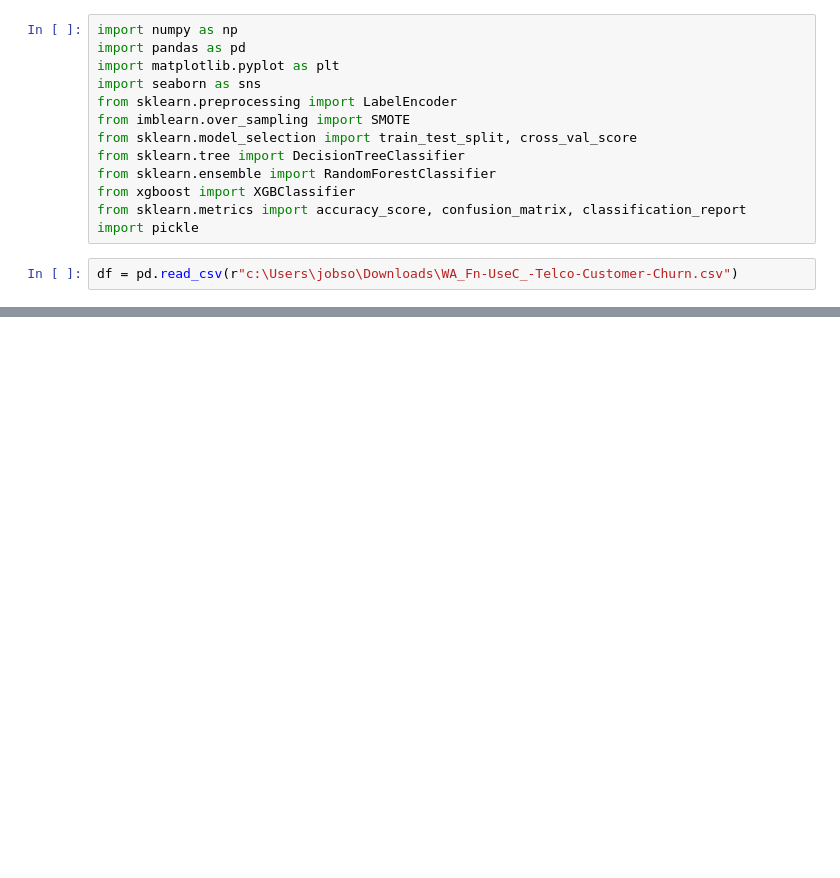
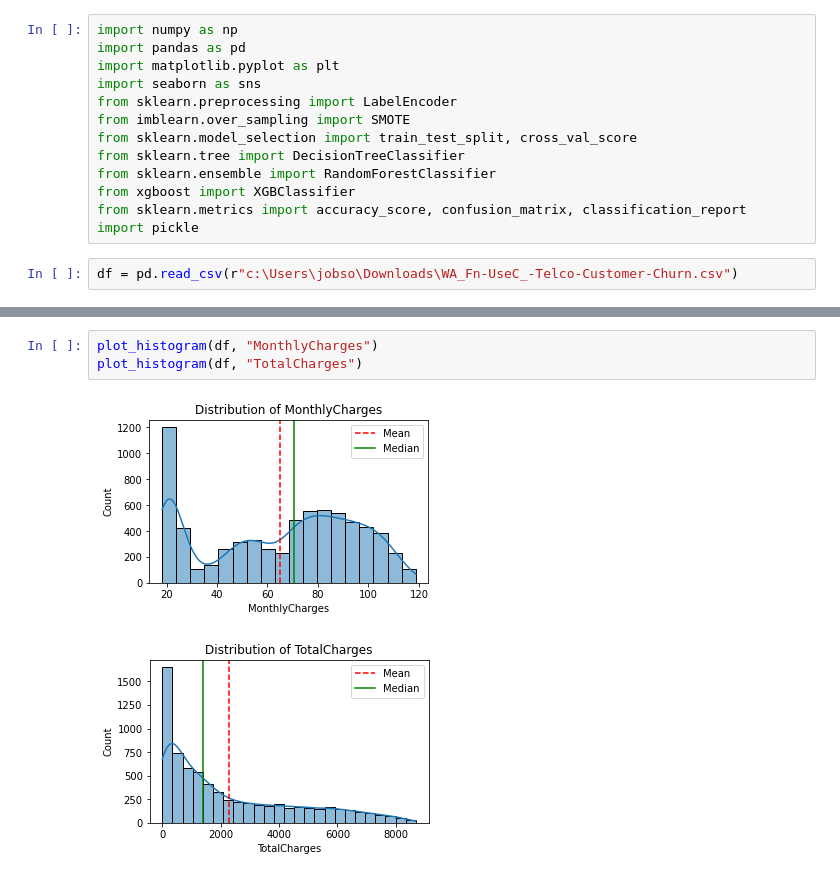
Before and after one commit to jobson107/customer_churn_prediction, a Jupyter notebook: codebase.ipynb, the cells around one changed output, grey strips where cells are left out. Drawn from its saved outputs; the diff is of its cells as text; blank space fills up the shorter version.

```diff
--- a/codebase.ipynb
+++ b/codebase.ipynb
@@ -35,0 +213,6 @@ df.tail(5)
+# %%
+plot_histogram(df, "MonthlyCharges")
+plot_histogram(df, "TotalCharges")
+# %% [output]
+[figure, added]
+[figure, added]
```
Also changed, not shown: parts of 27 cells of this notebook.
